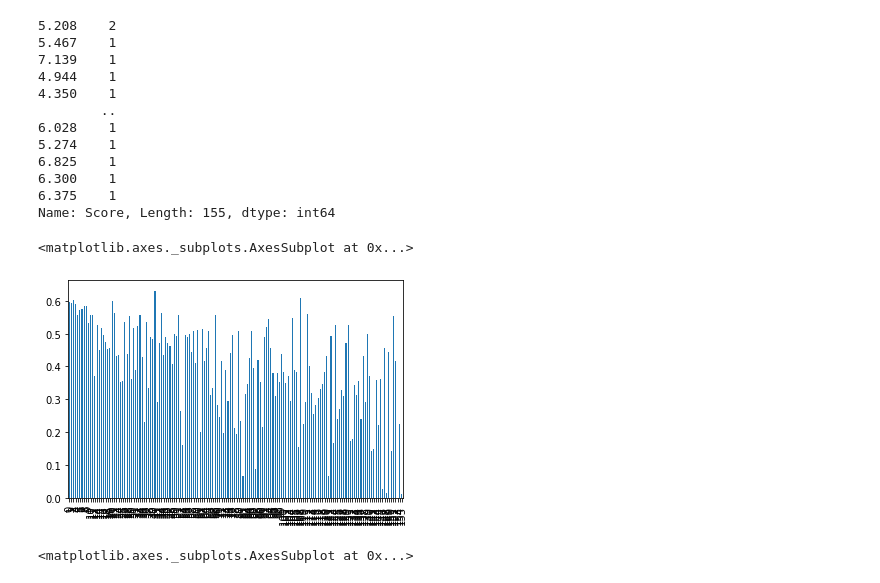
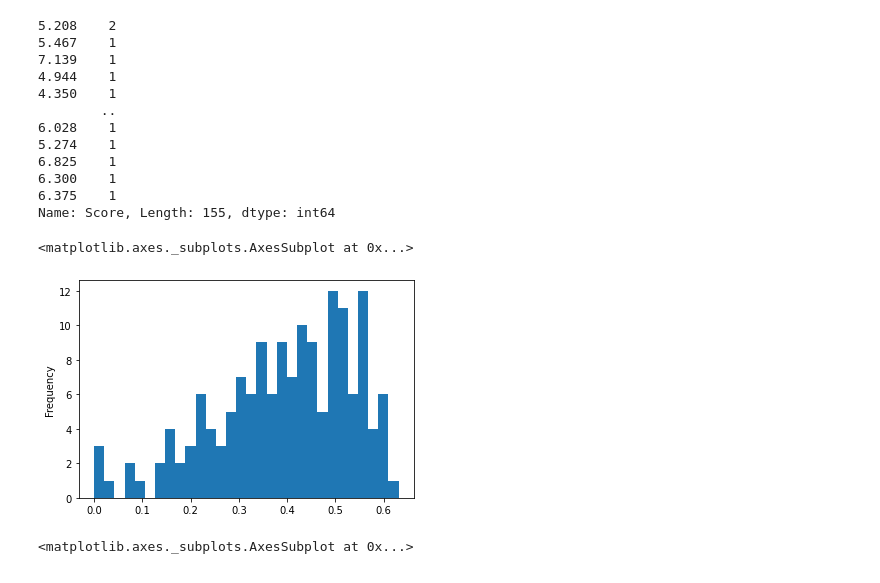
Before and after one commit to BreakoutMentors/Data-Science-and-Machine-Learning, a Jupyter notebook: basics/Basics_Pandas.ipynb, the cells around one changed output. Cells and saved outputs as stored; diff of their text form; code cells hidden in the pictures.

Commit message:
Changed bar plot to histogram to view distribution of a column

```diff
--- a/basics/Basics_Pandas.ipynb
+++ b/basics/Basics_Pandas.ipynb
@@ -285,10 +285,10 @@ df.loc[:, 'Score'].value_counts()
 Name: Score, Length: 155, dtype: int64
 # %%
 # ploting the distribution of values in a column
-df.loc[:, 'Freedom to make life choices'].plot(kind='bar')
+df.loc[:, 'Freedom to make life choices'].plot(kind='hist', bins=30)
 # %% [output]
 <matplotlib.axes._subplots.AxesSubplot at 0x...>
-[figure, old version]
+[figure, new version]
 # %%
 # ploting the distribution of values in a two columns
 df.loc[:, ['Score', 'Freedom to make life choices']].plot(kind='scatter', x='Freedom to make life choices', y='Score')
```
Also changed, not shown: parts of 2 cells of this notebook.
